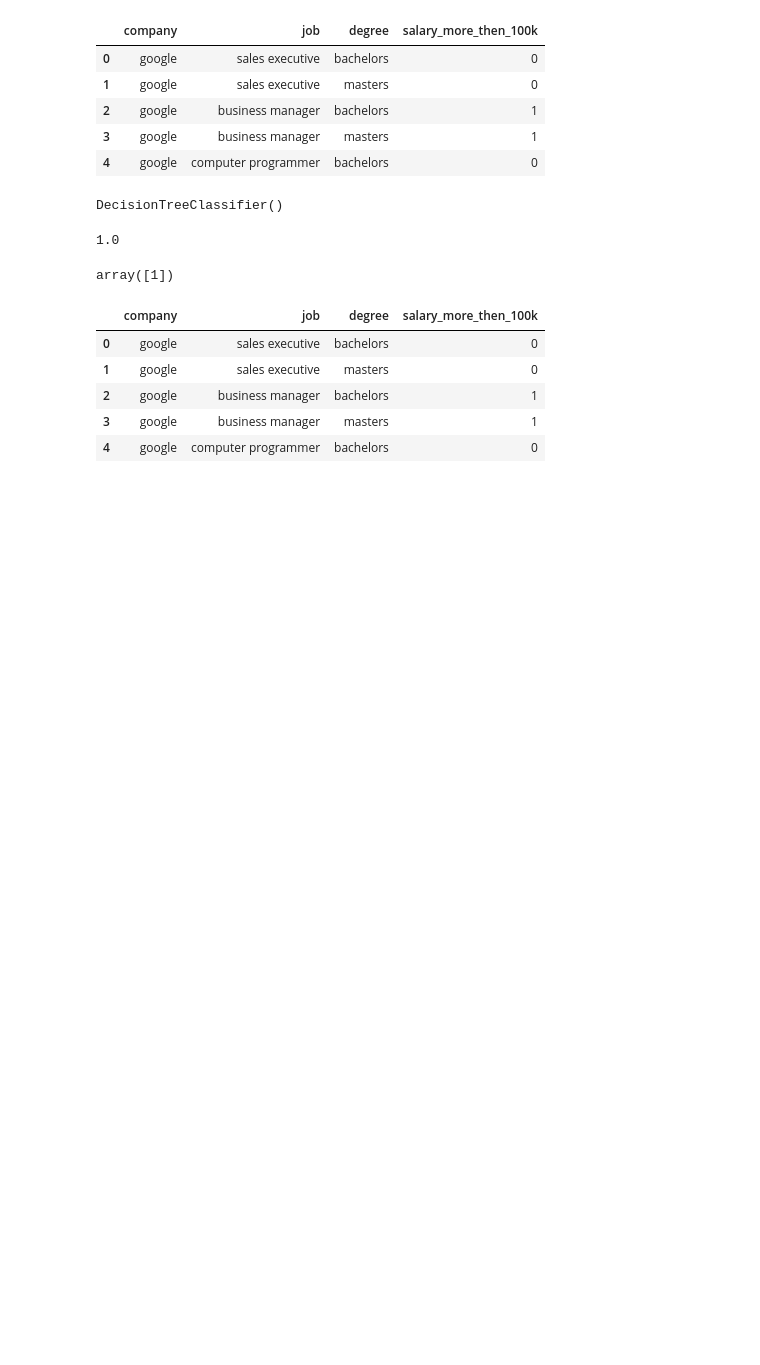
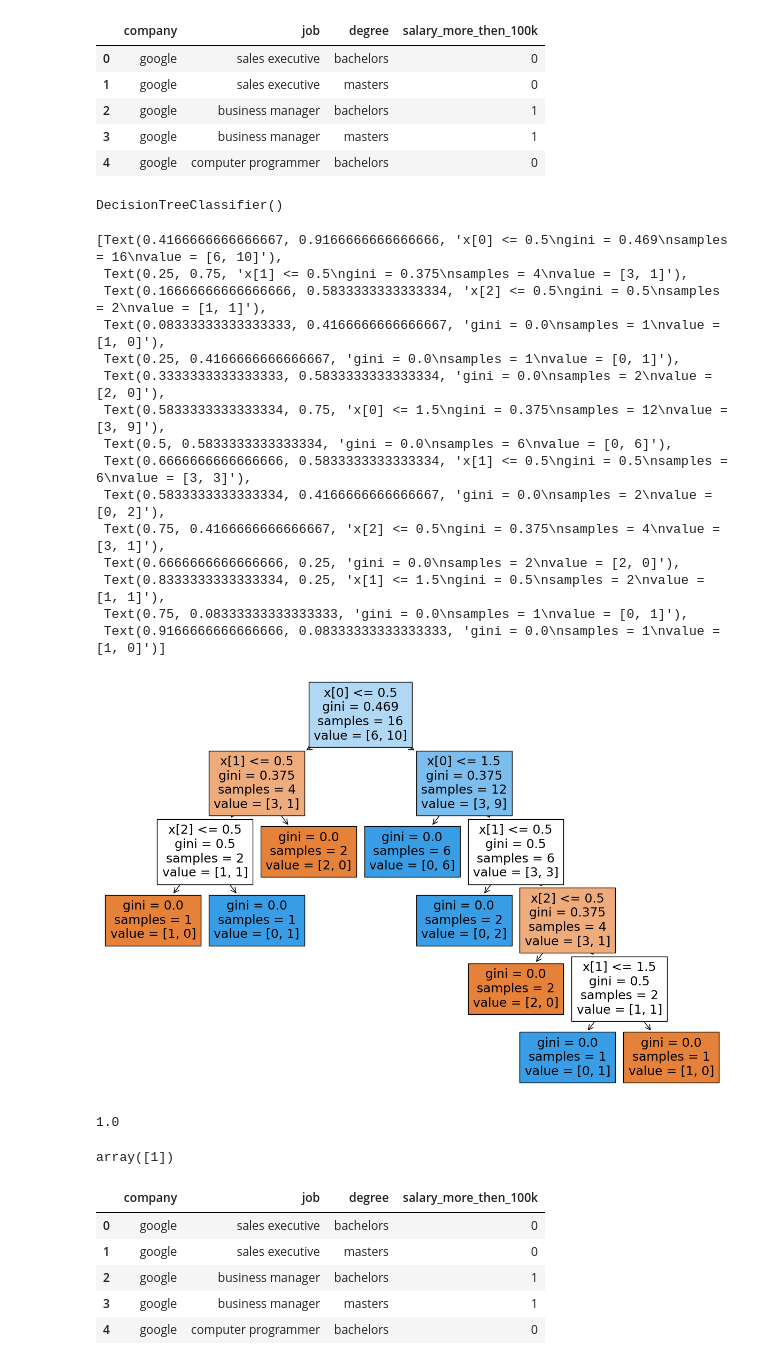
Before and after one commit to Sonalisurvee/Data_Science_Practice-_Set1, a Jupyter notebook: classification/Decision_Tree/DT_salary.ipynb, the cells around one changed output. Saved outputs shown, nothing was run; the diff lists cells and outputs as text; code cells hidden in the pictures; blank space fills up the shorter version.

```diff
--- a/classification/Decision_Tree/DT_salary.ipynb
+++ b/classification/Decision_Tree/DT_salary.ipynb
@@ -42,6 +42,28 @@ model = tree.DecisionTreeClassifier()
 model.fit(x,y)
 # %% [output]
 DecisionTreeClassifier()
+# %%
+from sklearn import tree
+import matplotlib.pyplot as plt
+plt.figure(figsize = (15,10))
+tree.plot_tree(model,filled=True)
+# %% [output]
+[Text(0.4166666666666667, 0.9166666666666666, 'x[0] <= 0.5\ngini = 0.469\nsamples = 16\nvalue = [6, 10]'),
+ Text(0.25, 0.75, 'x[1] <= 0.5\ngini = 0.375\nsamples = 4\nvalue = [3, 1]'),
+ Text(0.16666666666666666, 0.5833333333333334, 'x[2] <= 0.5\ngini = 0.5\nsamples = 2\nvalue = [1, 1]'),
+ Text(0.08333333333333333, 0.4166666666666667, 'gini = 0.0\nsamples = 1\nvalue = [1, 0]'),
+ Text(0.25, 0.4166666666666667, 'gini = 0.0\nsamples = 1\nvalue = [0, 1]'),
+ Text(0.3333333333333333, 0.5833333333333334, 'gini = 0.0\nsamples = 2\nvalue = [2, 0]'),
+ Text(0.5833333333333334, 0.75, 'x[0] <= 1.5\ngini = 0.375\nsamples = 12\nvalue = [3, 9]'),
+ Text(0.5, 0.5833333333333334, 'gini = 0.0\nsamples = 6\nvalue = [0, 6]'),
+ Text(0.6666666666666666, 0.5833333333333334, 'x[1] <= 0.5\ngini = 0.5\nsamples = 6\nvalue = [3, 3]'),
+ Text(0.5833333333333334, 0.4166666666666667, 'gini = 0.0\nsamples = 2\nvalue = [0, 2]'),
+ Text(0.75, 0.4166666666666667, 'x[2] <= 0.5\ngini = 0.375\nsamples = 4\nvalue = [3, 1]'),
+ Text(0.6666666666666666, 0.25, 'gini = 0.0\nsamples = 2\nvalue = [2, 0]'),
+ Text(0.8333333333333334, 0.25, 'x[1] <= 1.5\ngini = 0.5\nsamples = 2\nvalue = [1, 1]'),
+ Text(0.75, 0.08333333333333333, 'gini = 0.0\nsamples = 1\nvalue = [0, 1]'),
+ Text(0.9166666666666666, 0.08333333333333333, 'gini = 0.0\nsamples = 1\nvalue = [1, 0]')]
+[figure, added]
 # %%
 model.score(x,y)
 # %% [output]
```
Also changed, not shown: 22 other files.
